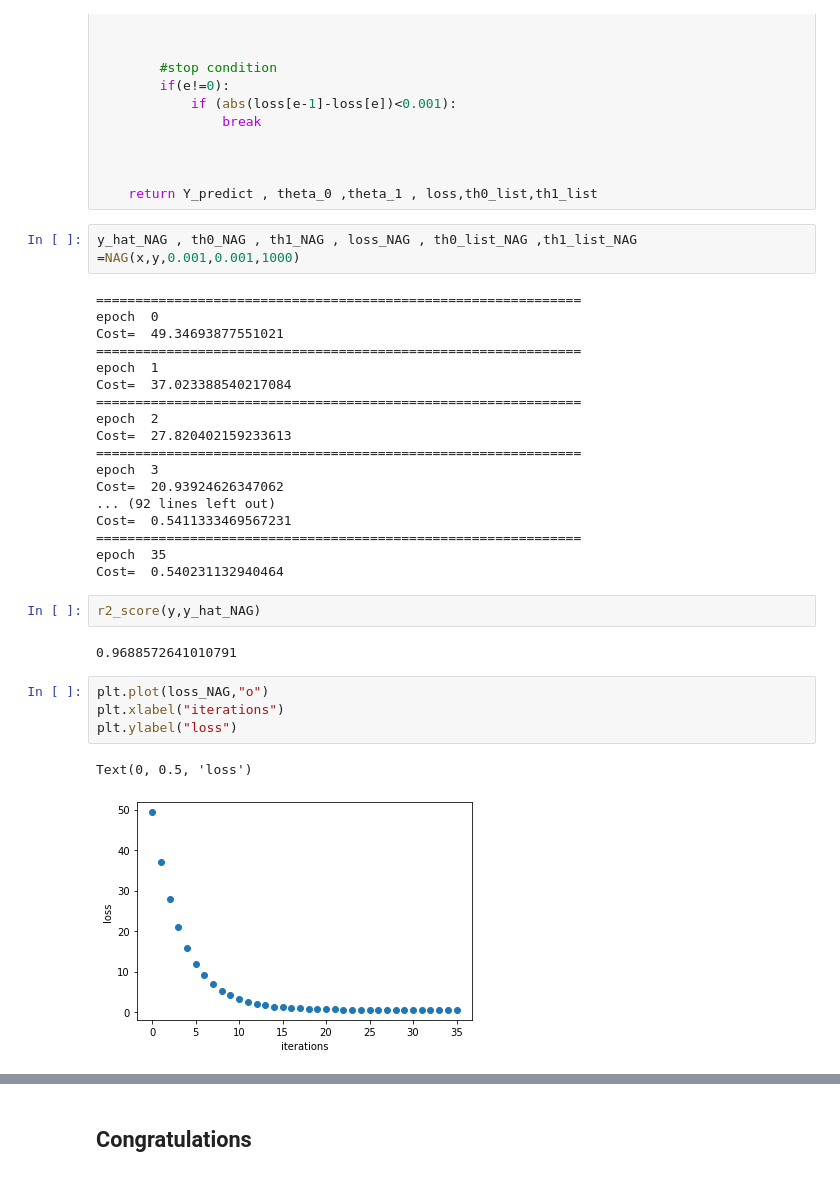
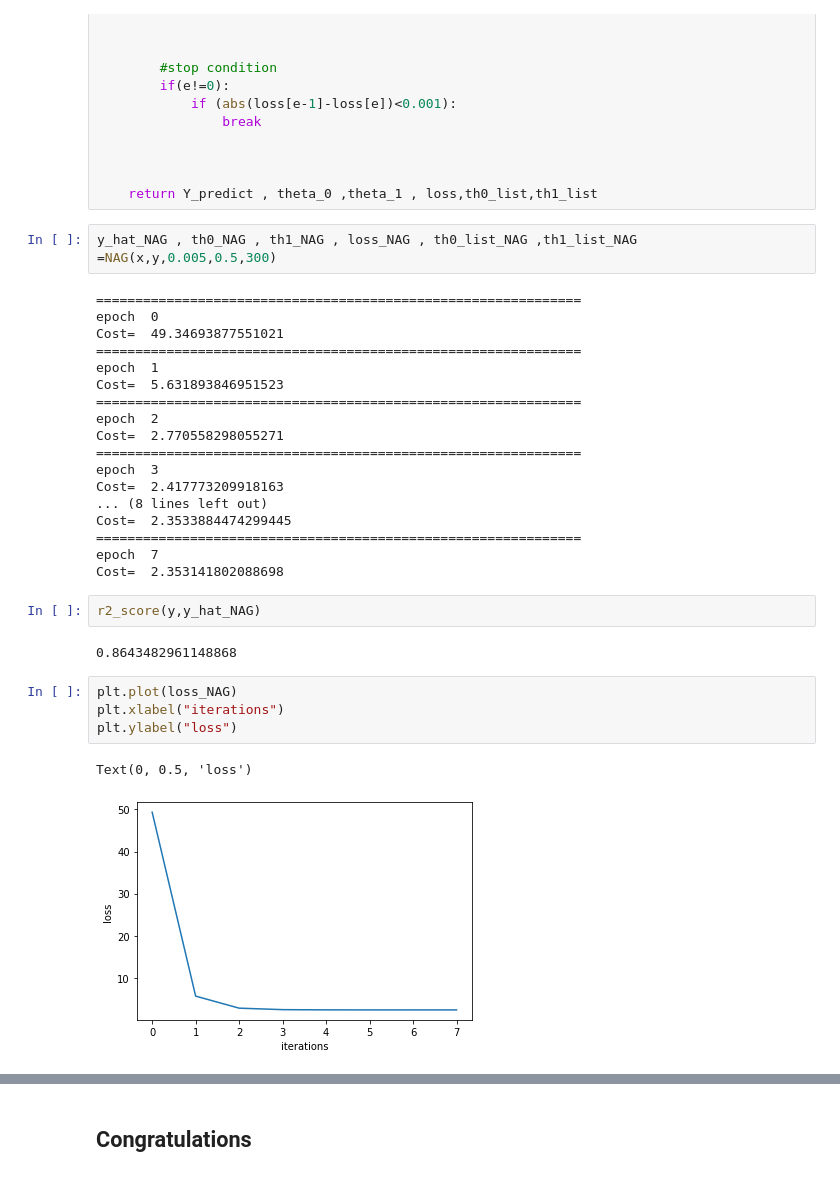
Before and after one commit to esraasayed98/Numerical-Optimization-for-Machine-Learning, a Jupyter notebook: Practical Session 3 Momentum - NAG.ipynb, the cells around one changed output, grey strips where cells are left out. Saved outputs shown, nothing was run; the diff lists cells and outputs as text.

```diff
--- a/Practical Session 3 Momentum - NAG.ipynb
+++ b/Practical Session 3 Momentum - NAG.ipynb
@@ -394,36 +394,36 @@ def NAG(X,Y ,alpha=0.001, gama=0.001,Max_number_iterations=100):
 
     return Y_predict , theta_0 ,theta_1 , loss,th0_list,th1_list
 # %%
-y_hat_NAG , th0_NAG , th1_NAG , loss_NAG , th0_list_NAG ,th1_list_NAG  =NAG(x,y,0.001,0.001,1000)
+y_hat_NAG , th0_NAG , th1_NAG , loss_NAG , th0_list_NAG ,th1_list_NAG  =NAG(x,y,0.005,0.5,300)
 # %% [output]
 ==============================================================
 epoch  0
 Cost=  49.34693877551021
 ==============================================================
 epoch  1
-Cost=  37.023388540217084
+Cost=  5.631893846951523
 ==============================================================
 epoch  2
-Cost=  27.820402159233613
+Cost=  2.770558298055271
 ==============================================================
 epoch  3
-Cost=  20.93924626347062
-... (92 lines left out)
-Cost=  0.5411333469567231
+Cost=  2.417773209918163
+... (8 lines left out)
+Cost=  2.3533884474299445
 ==============================================================
-epoch  35
-Cost=  0.540231132940464
+epoch  7
+Cost=  2.353141802088698
 # %%
 r2_score(y,y_hat_NAG)
 # %% [output]
-0.9688572641010791
+0.8643482961148868
 # %%
-plt.plot(loss_NAG,"o")
+plt.plot(loss_NAG)
 plt.xlabel("iterations")
 plt.ylabel("loss")
 # %% [output]
 Text(0, 0.5, 'loss')
-[figure, old version]
+[figure, new version]
 # %%
 plt.plot(th0_list_NAG,loss_NAG)
 plt.xlabel("theta 0")
```
Also changed, not shown: parts of 9 cells of this notebook, 1 other file.
